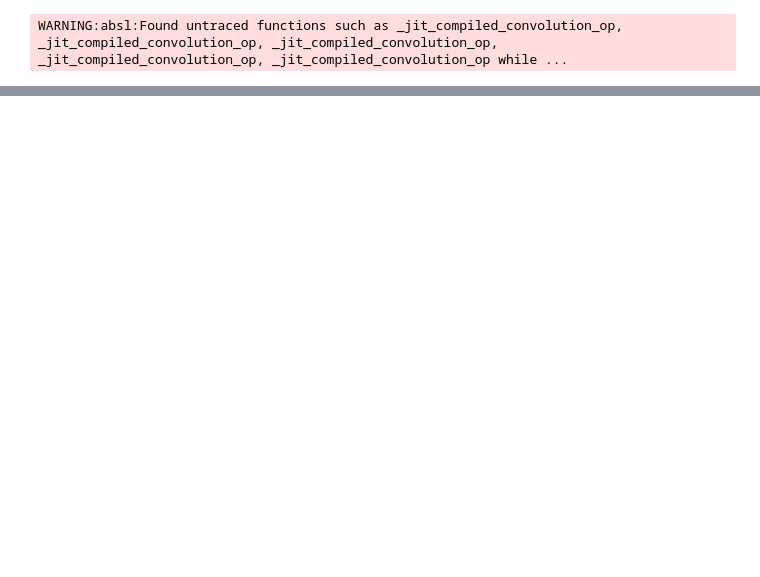
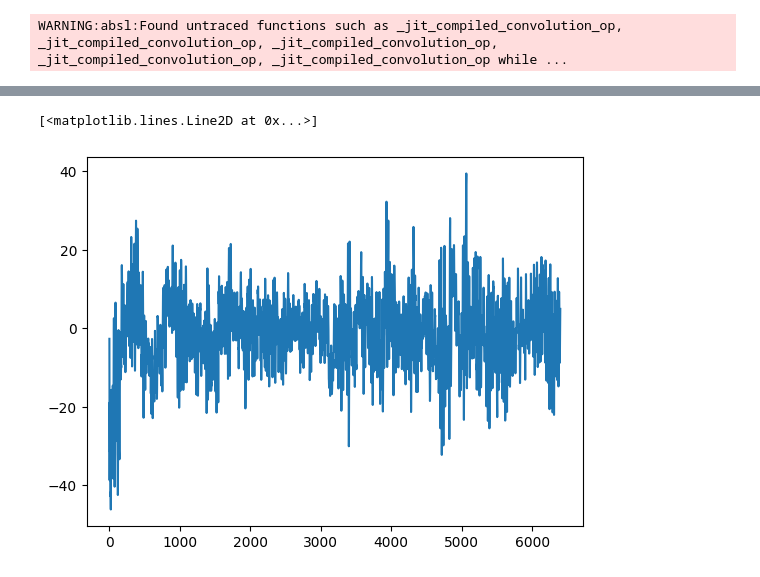
Before and after one commit to xenecodd/Denoising-EEG-Data-Using-U-Net-Model, a Jupyter notebook: model.ipynb, the cells around one changed output, grey strips where cells are left out. Drawn from its saved outputs; the diff is of its cells as text; code cells hidden in the pictures; blank space fills up the shorter version.

```diff
--- a/model.ipynb
+++ b/model.ipynb
@@ -258,3 +247,8 @@ plt.plot(np.reshape(scaler.inverse_transform(test_img[:,:,0]),(6400,1)))
+# %%
+plt.plot(np.reshape((data_y[1]),(6400)))
+# %% [output]
+[<matplotlib.lines.Line2D at 0x...>]
+[figure, added]
 # %%
 truth=(np.reshape(ground_truth[:,:,0],(6400,1)))
 pred=(np.reshape(y_pred[test_img_number,:,:,0],(6400,1)))
```
Also changed, not shown: parts of 12 cells of this notebook.
